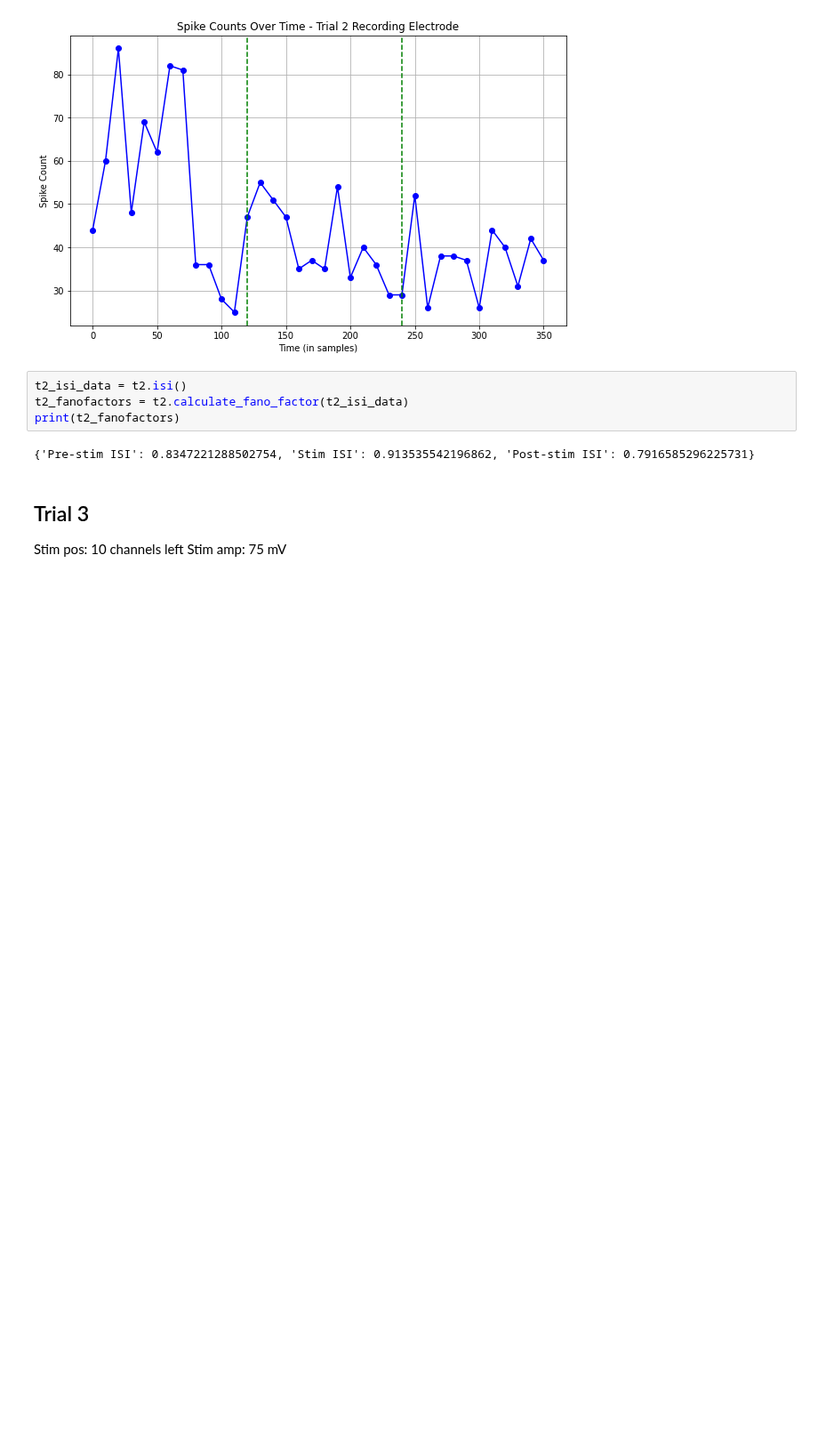
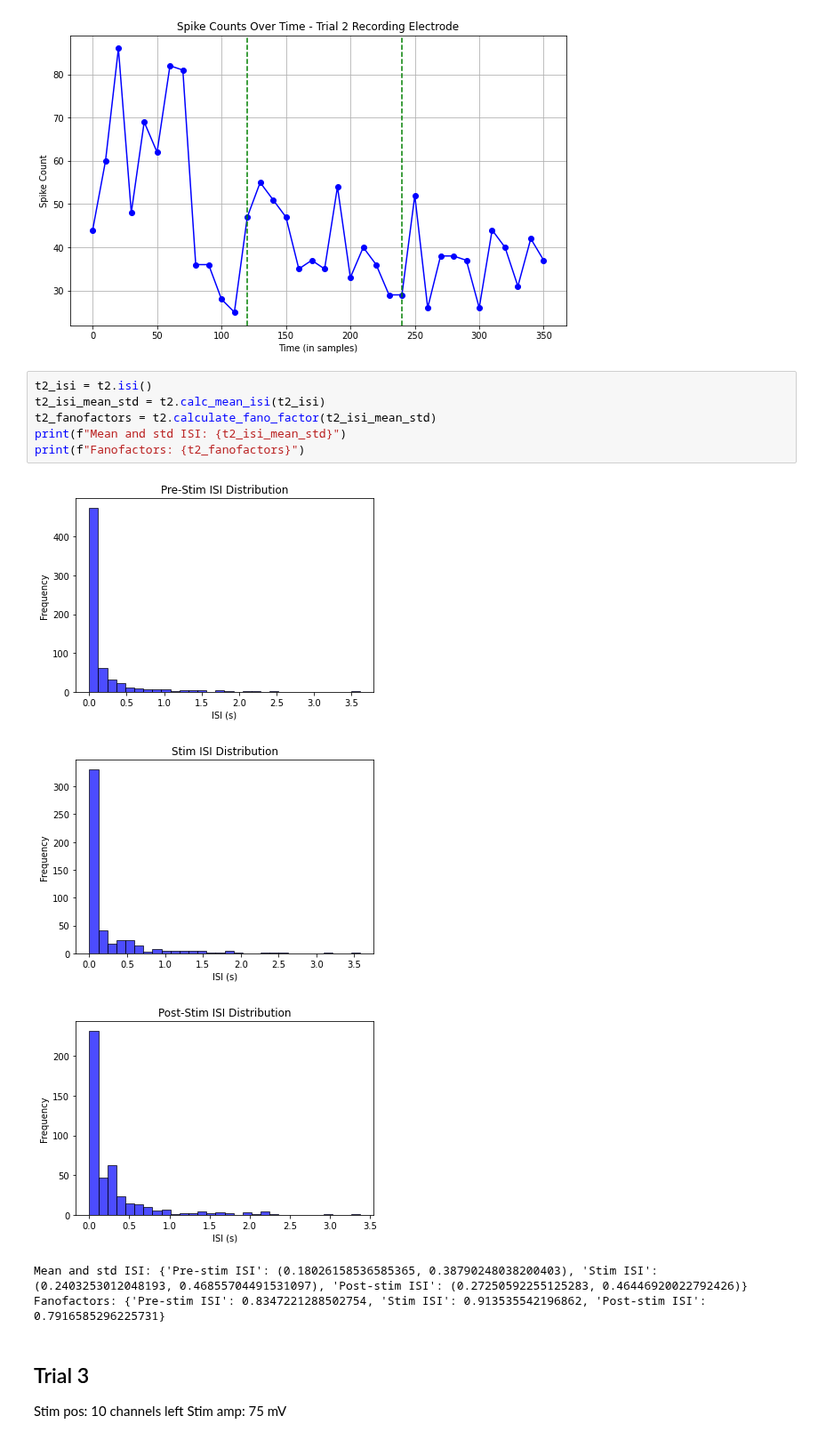
Before and after one commit to roybens/MEA_Analysis, a Jupyter notebook: IPNAnalysis/exp1106.ipynb, the cells around one changed output. Shown at 89% size. Drawn from its saved outputs; the diff is of its cells as text; blank space fills up the shorter version.

```diff
--- a/IPNAnalysis/exp1106.ipynb
+++ b/IPNAnalysis/exp1106.ipynb
@@ -73,11 +79,17 @@ Stim total spike count: 528
 Post-stim spike count: 411
 [figure]
 # %%
-t2_isi_data = t2.isi()
-t2_fanofactors = t2.calculate_fano_factor(t2_isi_data)
-print(t2_fanofactors)
+t2_isi = t2.isi()
+t2_isi_mean_std = t2.calc_mean_isi(t2_isi)
+t2_fanofactors = t2.calculate_fano_factor(t2_isi_mean_std)
+print(f"Mean and std ISI: {t2_isi_mean_std}")
+print(f"Fanofactors: {t2_fanofactors}")
 # %% [output]
+[figure, added]
+[figure, added]
+[figure, added]
-{'Pre-stim ISI': 0.8347221288502754, 'Stim ISI': 0.913535542196862, 'Post-stim ISI': 0.7916585296225731}
+Mean and std ISI: {'Pre-stim ISI': (0.18026158536585365, 0.38790248038200403), 'Stim ISI': (0.2403253012048193, 0.46855704491531097), 'Post-stim ISI': (0.27250592255125283, 0.46446920022792426)}
+Fanofactors: {'Pre-stim ISI': 0.8347221288502754, 'Stim ISI': 0.913535542196862, 'Post-stim ISI': 0.7916585296225731}
 # %% [markdown]
 ## Trial 3
 Stim pos: 10 channels left
```
Also changed, not shown: parts of 10 cells of this notebook, 2 other files.
